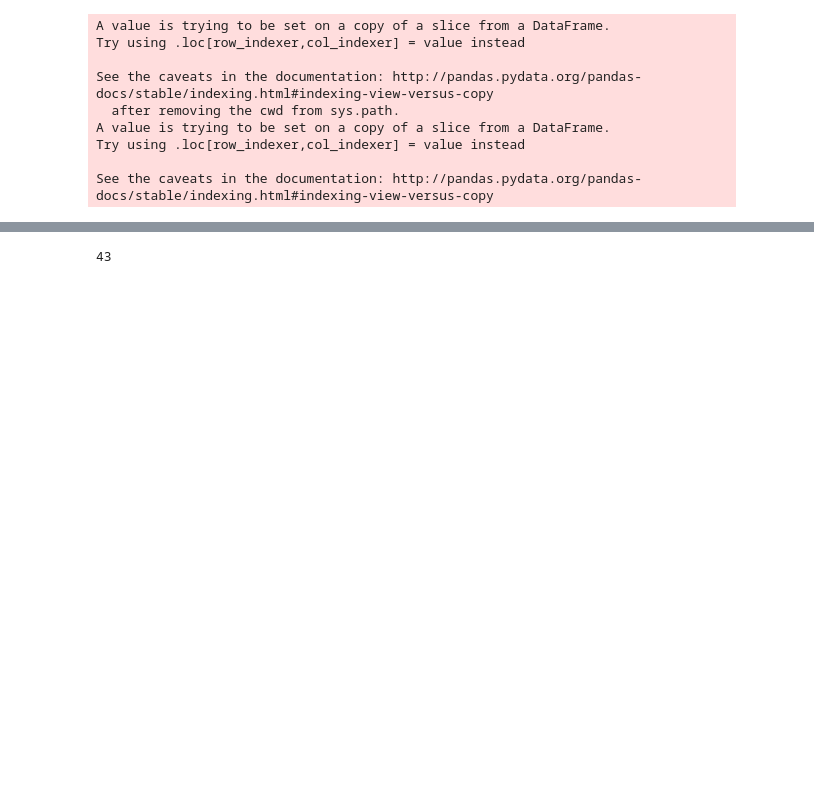
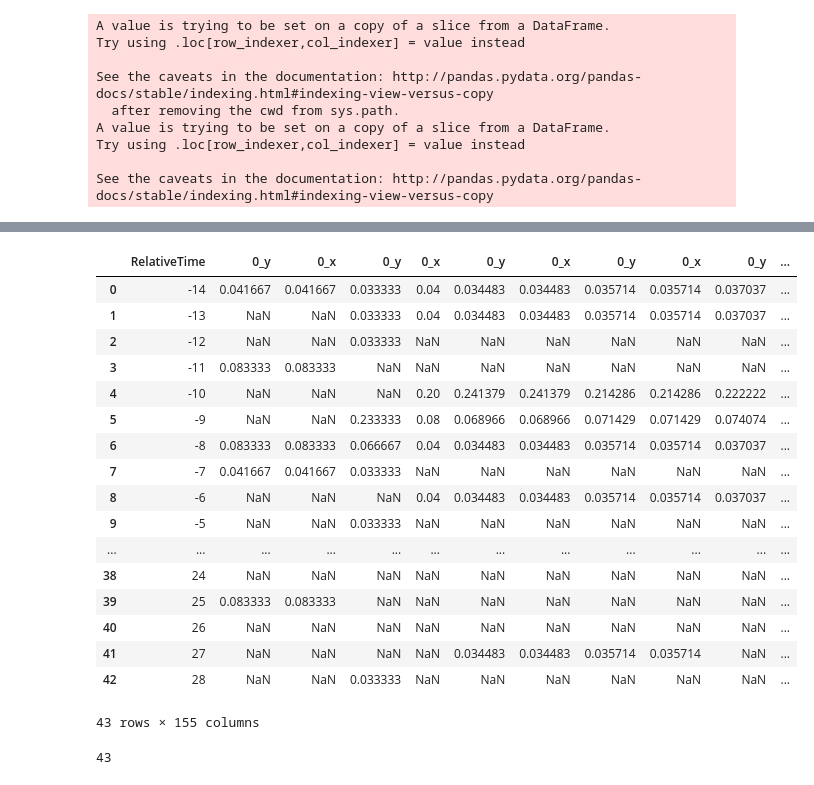
Before and after one commit to anahocevar/DataIncubatorApplicationFeb2018, a Jupyter notebook: Rats.ipynb, the cells around one changed output, grey strips where cells are left out. Cells and saved outputs as stored; diff of their text form; code cells hidden in the pictures; blank space fills up the shorter version.

```diff
--- a/Rats.ipynb
+++ b/Rats.ipynb
@@ -213,3 +268,24 @@ np.nonzero(final.count().values > 10)
+# %%
+final_cleaned
+# %% [output]
+|  | RelativeTime | 0_y | 0_x | 0_y | 0_x | 0_y | 0_x | 0_y | 0_x | 0_y | ... |
+| 0 | -14 | 0.041667 | 0.041667 | 0.033333 | 0.04 | 0.034483 | 0.034483 | 0.035714 | 0.035714 | 0.037037 | ... |
+| 1 | -13 | NaN | NaN | 0.033333 | 0.04 | 0.034483 | 0.034483 | 0.035714 | 0.035714 | 0.037037 | ... |
+| 2 | -12 | NaN | NaN | 0.033333 | NaN | NaN | NaN | NaN | NaN | NaN | ... |
+| 3 | -11 | 0.083333 | 0.083333 | NaN | NaN | NaN | NaN | NaN | NaN | NaN | ... |
+| 4 | -10 | NaN | NaN | NaN | 0.20 | 0.241379 | 0.241379 | 0.214286 | 0.214286 | 0.222222 | ... |
+| 5 | -9 | NaN | NaN | 0.233333 | 0.08 | 0.068966 | 0.068966 | 0.071429 | 0.071429 | 0.074074 | ... |
+| 6 | -8 | 0.083333 | 0.083333 | 0.066667 | 0.04 | 0.034483 | 0.034483 | 0.035714 | 0.035714 | 0.037037 | ... |
+| 7 | -7 | 0.041667 | 0.041667 | 0.033333 | NaN | NaN | NaN | NaN | NaN | NaN | ... |
+| 8 | -6 | NaN | NaN | NaN | 0.04 | 0.034483 | 0.034483 | 0.035714 | 0.035714 | 0.037037 | ... |
+| 9 | -5 | NaN | NaN | 0.033333 | NaN | NaN | NaN | NaN | NaN | NaN | ... |
+| ... | ... | ... | ... | ... | ... | ... | ... | ... | ... | ... | ... |
+| 38 | 24 | NaN | NaN | NaN | NaN | NaN | NaN | NaN | NaN | NaN | ... |
+| 39 | 25 | 0.083333 | 0.083333 | NaN | NaN | NaN | NaN | NaN | NaN | NaN | ... |
+| 40 | 26 | NaN | NaN | NaN | NaN | NaN | NaN | NaN | NaN | NaN | ... |
+| 41 | 27 | NaN | NaN | NaN | NaN | 0.034483 | 0.034483 | 0.035714 | 0.035714 | NaN | ... |
+| 42 | 28 | NaN | NaN | 0.033333 | NaN | NaN | NaN | NaN | NaN | NaN | ... |
+43 rows × 155 columns
 # %%
 len([-2,-2,-2,-2,-2,-2,-2,-1,-1,-1,-1,-1,-1,-1,0,0,0,0,0,0,0,0,1,1,1,1,1,1,1,2,2,2,2,2,2,2,3,3,3,3,3,3,3])
 # %% [output]
```
Also changed, not shown: parts of 9 cells of this notebook, 1 other file.
